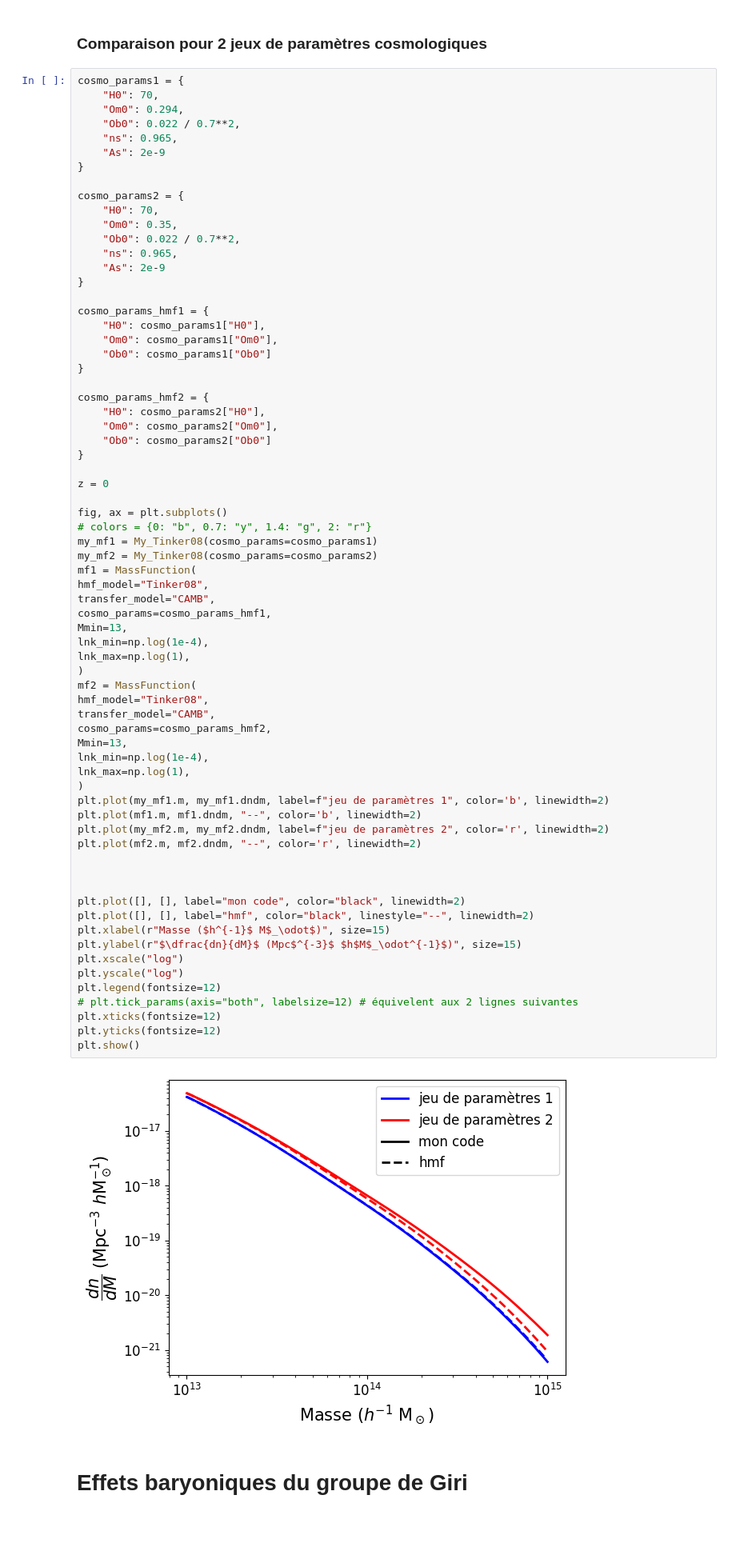
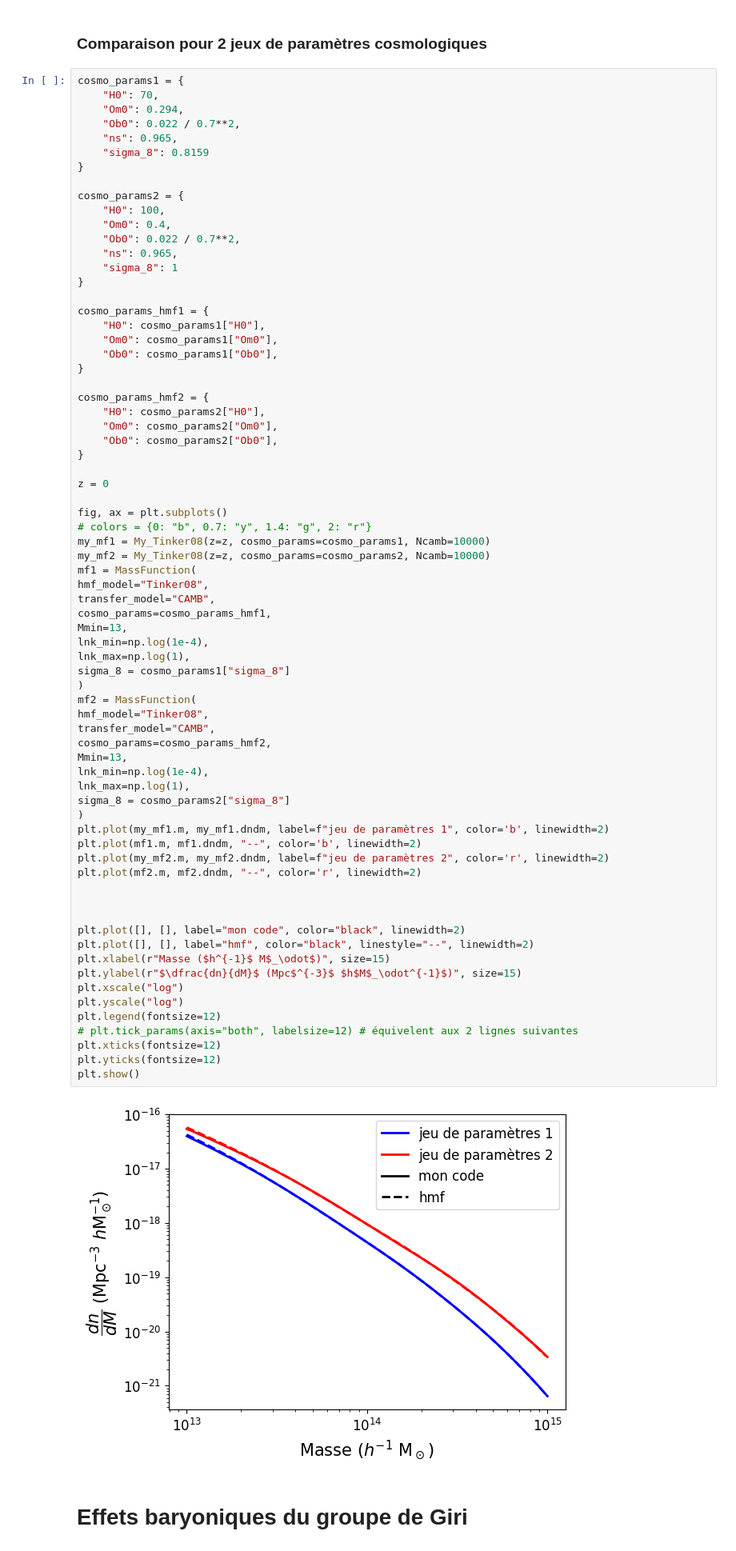
Before and after one commit to Thomas054/My_hmf, a Jupyter notebook: 1 Test_MassFunction.ipynb, the cells around one changed output. Shown at 80% size. Cells and saved outputs as stored; diff of their text form; blank space fills up the shorter version.

```diff
--- a/1 Test_MassFunction.ipynb
+++ b/1 Test_MassFunction.ipynb
@@ -151,35 +151,35 @@ cosmo_params1 = {
     "Om0": 0.294,
     "Ob0": 0.022 / 0.7**2,
     "ns": 0.965,
-    "As": 2e-9
+    "sigma_8": 0.8159
 }
 
 cosmo_params2 = {
-    "H0": 70,
-    "Om0": 0.35,
+    "H0": 100,
+    "Om0": 0.4,
     "Ob0": 0.022 / 0.7**2,
     "ns": 0.965,
-    "As": 2e-9
+    "sigma_8": 1
 }
 
 cosmo_params_hmf1 = {
     "H0": cosmo_params1["H0"],
     "Om0": cosmo_params1["Om0"],
-    "Ob0": cosmo_params1["Ob0"]
+    "Ob0": cosmo_params1["Ob0"],
 }
 
 cosmo_params_hmf2 = {
     "H0": cosmo_params2["H0"],
     "Om0": cosmo_params2["Om0"],
-    "Ob0": cosmo_params2["Ob0"]
+    "Ob0": cosmo_params2["Ob0"],
 }
 
 z = 0
 
 fig, ax = plt.subplots()
 # colors = {0: "b", 0.7: "y", 1.4: "g", 2: "r"}
-my_mf1 = My_Tinker08(cosmo_params=cosmo_params1)
-my_mf2 = My_Tinker08(cosmo_params=cosmo_params2)
+my_mf1 = My_Tinker08(z=z, cosmo_params=cosmo_params1, Ncamb=10000)
+my_mf2 = My_Tinker08(z=z, cosmo_params=cosmo_params2, Ncamb=10000)
 mf1 = MassFunction(
 hmf_model="Tinker08",
 transfer_model="CAMB",
@@ -187,35 +187,37 @@ cosmo_params=cosmo_params_hmf1,
 Mmin=13,
 lnk_min=np.log(1e-4),
 lnk_max=np.log(1),
+sigma_8 = cosmo_params1["sigma_8"]
 )
 mf2 = MassFunction(
 hmf_model="Tinker08",
 transfer_model="CAMB",
 cosmo_params=cosmo_params_hmf2,
 Mmin=13,
 lnk_min=np.log(1e-4),
 lnk_max=np.log(1),
+sigma_8 = cosmo_params2["sigma_8"]
 )
 plt.plot(my_mf1.m, my_mf1.dndm, label=f"jeu de paramètres 1", color='b', linewidth=2)
 plt.plot(mf1.m, mf1.dndm, "--", color='b', linewidth=2)
 plt.plot(my_mf2.m, my_mf2.dndm, label=f"jeu de paramètres 2", color='r', linewidth=2)
 plt.plot(mf2.m, mf2.dndm, "--", color='r', linewidth=2)
 
 
 
 plt.plot([], [], label="mon code", color="black", linewidth=2)
 plt.plot([], [], label="hmf", color="black", linestyle="--", linewidth=2)
 plt.xlabel(r"Masse ($h^{-1}$ M$_\odot$)", size=15)
 plt.ylabel(r"$\dfrac{dn}{dM}$ (Mpc$^{-3}$ $h$M$_\odot^{-1}$)", size=15)
 plt.xscale("log")
 plt.yscale("log")
 plt.legend(fontsize=12)
 # plt.tick_params(axis="both", labelsize=12) # équivelent aux 2 lignes suivantes
 plt.xticks(fontsize=12)
 plt.yticks(fontsize=12)
 plt.show()
 # %% [output]
-[figure, old version]
+[figure, new version]
 # %% [markdown]
 # Effets baryoniques du groupe de Giri
 # %%
```
Also changed, not shown: parts of 1 cell of this notebook.
